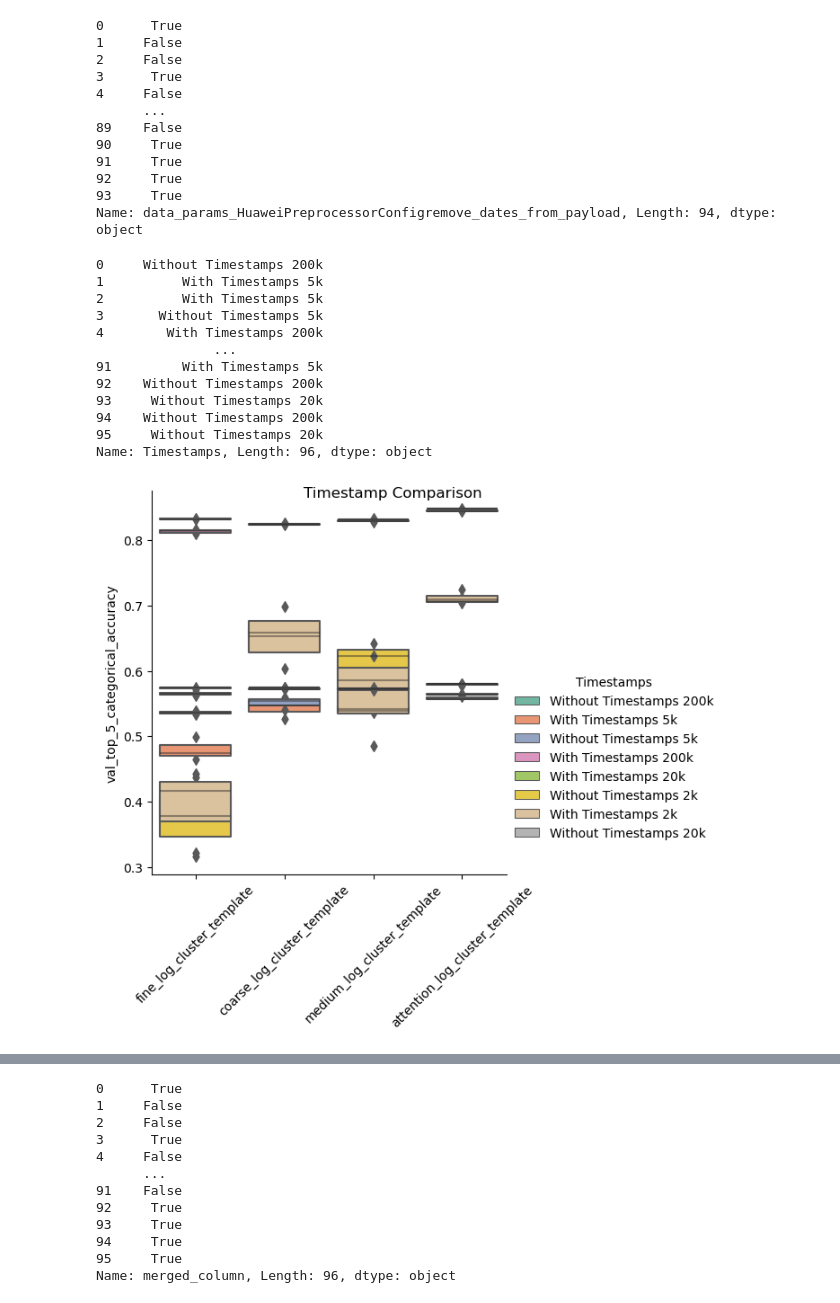
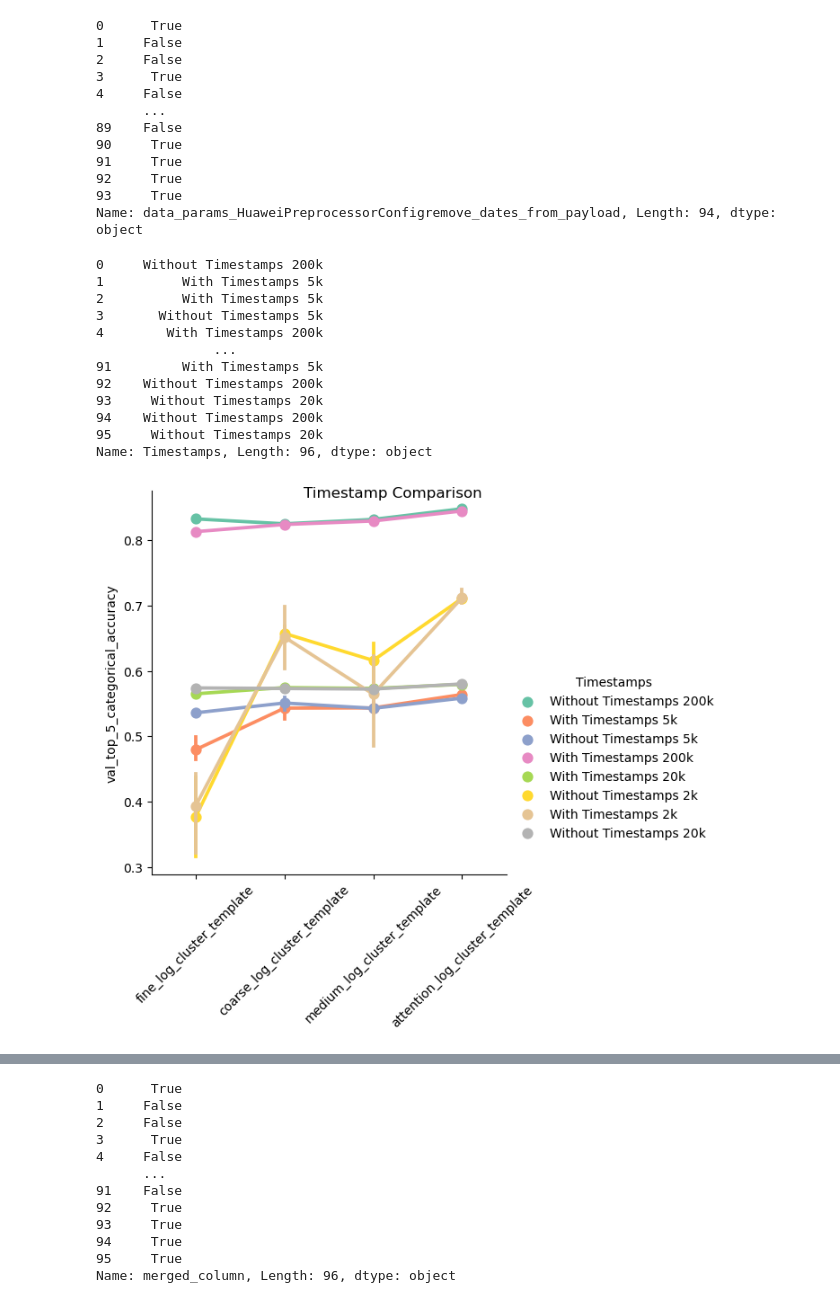
Before and after one commit to DerDoni/Domain-Guided-Monitoring, a Jupyter notebook: notebooks/Attention vs. no attention.ipynb, the cells around one changed output, grey strips where cells are left out. Cells and saved outputs as stored; diff of their text form; code cells hidden in the pictures.

Commit message:
plots for timestamps

```diff
--- a/notebooks/Attention vs. no attention.ipynb
+++ b/notebooks/Attention vs. no attention.ipynb
@@ -368,35 +368,35 @@ choices = [
 df["Timestamps"] = np.select(conditions, choices, default="Unknown")
 print(df["Timestamps"])
 
 
 #df["Timestamps"] = df["data_params_HuaweiPreprocessorConfigremove_dates_from_payload"].apply(lambda x: "With Timestamps" if x=="False" else "Without Timestamps")
 g = sns.catplot(
     data=df,
     hue="Timestamps",
     x="data_params_SequenceConfigx_sequence_column_name",
     y="val_top_5_categorical_accuracy_history_best",
     order=["fine_log_cluster_template", "coarse_log_cluster_template", "medium_log_cluster_template", "attention_log_cluster_template"],
-    kind="boxen",
+    kind="point",
     palette="Set2",
     dodge=False,
 ).set_xticklabels(rotation=45).set_titles("").set_axis_labels('', "val_top_5_categorical_accuracy")
 plt.savefig("timestamps_comparison.png", dpi=120, bbox_inches="tight")
 plt.suptitle("Timestamp Comparison")
 plt.show()
 # %% [output]
 0     Without Timestamps 200k
 1          With Timestamps 5k
 2          With Timestamps 5k
 3       Without Timestamps 5k
 4        With Timestamps 200k
                ...
 91         With Timestamps 5k
 92    Without Timestamps 200k
 93     Without Timestamps 20k
 94    Without Timestamps 200k
 95     Without Timestamps 20k
 Name: Timestamps, Length: 96, dtype: object
-[figure, old version]
+[figure, new version]
 # %%
 dff = huawei_metrics_df.copy()
 df
```
